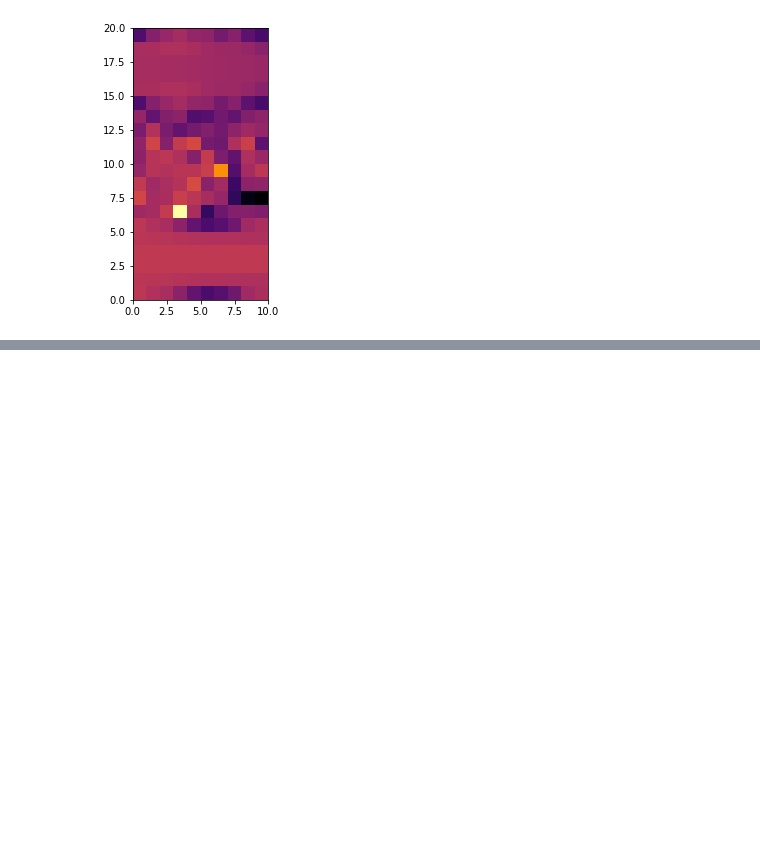
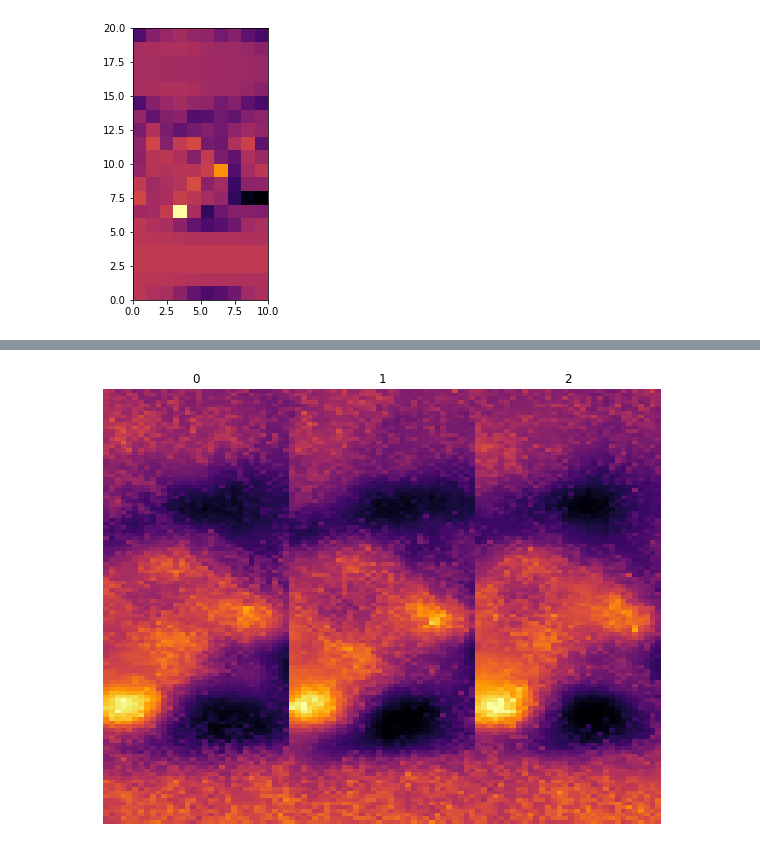
Before and after one commit to tvhahn/EarthGAN, a Jupyter notebook: notebooks/scratch/load_model_viz.ipynb, the cells around one changed output, grey strips where cells are left out. Saved outputs shown, nothing was run; the diff lists cells and outputs as text; code cells hidden in the pictures; blank space fills up the shorter version.

```diff
--- a/notebooks/scratch/load_model_viz.ipynb
+++ b/notebooks/scratch/load_model_viz.ipynb
@@ -155,0 +179,3 @@ def gen_output_slice_for_concatenate(x_input, gen, roll_increment=0, width=32):
+# %%
+for roll_n in range(0, 108, 4):
+    print(roll_n)
@@ -155,0 +200,35 @@ def gen_output_slice_for_concatenate(x_input, gen, roll_increment=0, width=32):
+# %%
+fake_list = []
+title_list = []
+for i, roll_n in enumerate(range(0, 12, 4)):
+    fake=gen_output_slice_for_concatenate(input_data.to(device), gen, roll_increment=0, width=32)
+    fake_list.append(fake)
+    title_list.append(i)
+
+
+x_fake1=gen_output_slice_for_concatenate(input_data.to(device), gen, roll_increment=0, width=32)
+# print(x_fake1.shape)
+# x_fake2=gen_output_slice_for_concatenate(input_data.to(device), gen, roll_increment=4, width=32)
+# print(x_fake2.shape)
+# x_fake3=gen_output_slice_for_concatenate(input_data.to(device), gen, roll_increment=8, width=32)
+# x_fake3=gen_output_slice_for_concatenate(input_data.to(device), gen, roll_increment=8, width=32)
+
+# f = [x_fake1, x_fake2]
+# f = [x_fake3, x_fake2, x_fake1]
+# title_list = [3, 2, 1]
+
+vmax = x_fake1[0,0,90,:,:].max()
+vmin = x_fake1[0,0,90,:,:].min()
+
+fig, axes = plt.subplots(1,3, figsize=(10,8))
+for ax, x, t in zip(axes.flat, fake_list, title_list):
+
+    ax.pcolormesh(x[0,0,90,:,:], cmap='inferno', vmin=vmin, vmax=vmax)
+    ax.set_title(t)
+    ax.get_xaxis().set_visible(False)
+    ax.get_yaxis().set_visible(False)
+    ax.axis('off')
+
+plt.subplots_adjust(wspace=0.0, hspace=0)
+# %% [output]
+[figure, added]
```
Also changed, not shown: parts of 7 cells of this notebook.
